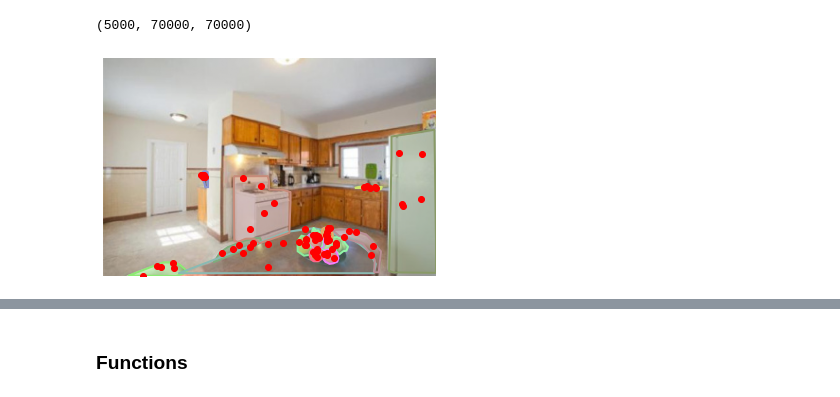
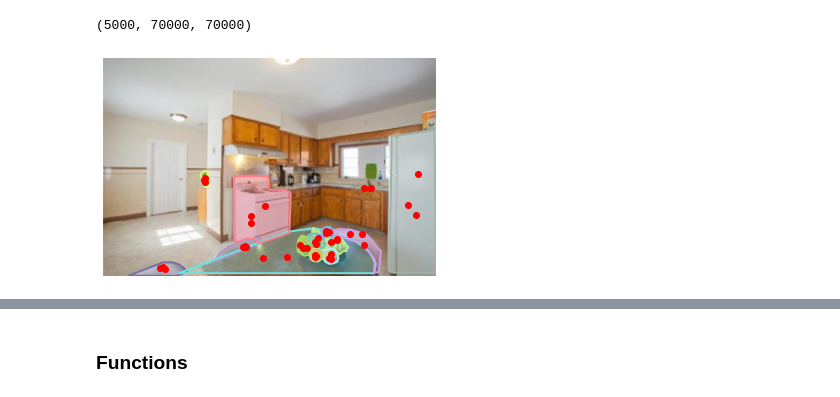
Before and after one commit to BavarianToolbox/point_to_box, a Jupyter notebook: nbs/sandbox.ipynb, the cells around one changed output, grey strips where cells are left out. Drawn from its saved outputs; the diff is of its cells as text; code cells hidden in the pictures.

Commit message:
prompt points from polygon

```diff
--- a/nbs/sandbox.ipynb
+++ b/nbs/sandbox.ipynb
@@ -204,16 +204,18 @@ imgs, boxs, masks
 # %% [output]
 (5000, 70000, 70000)
 # %%
-nps = 5
+nps = 3
 points = utils.get_prompt_points(anns, nps)
+# print(points)
 plt.axis('off')
 plt.imshow(I)
 # img['file_name']
-if nps > 1:
-    points = np.array(points).reshape(-1,2).tolist()
+# if nps > 1:
+points = np.array(points).reshape(-1,2).tolist()
+# print(points)
 for pt in points:
     plt.plot(pt[0], pt[1], 'ro')
 coco.showAnns(anns)
 # %% [output]
-[figure, old version]
+[figure, new version]
 # %%
```
Also changed, not shown: parts of 4 cells of this notebook, 14 other files.
